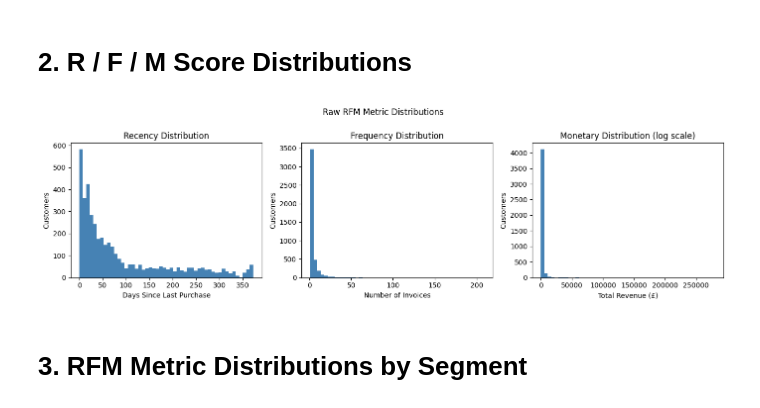
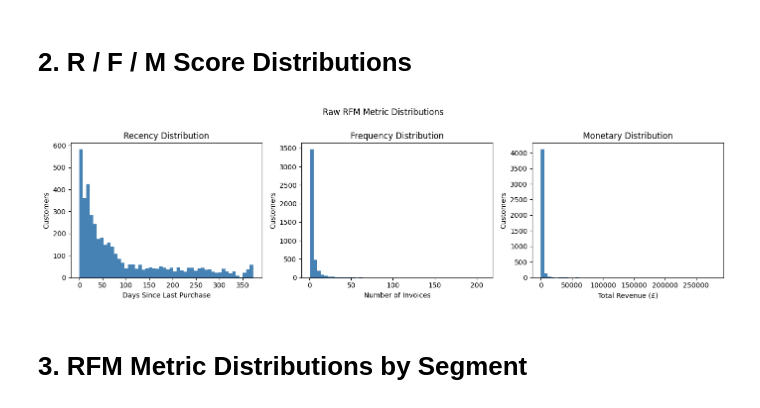
Before and after one commit to Vitor-FCCarvalho/customer-segmentation-ecommerce, a Jupyter notebook: notebooks/02_rfm_analysis.ipynb, the cells around one changed output. Cells and saved outputs as stored; diff of their text form; code cells hidden in the pictures.

```diff
--- a/notebooks/02_rfm_analysis.ipynb
+++ b/notebooks/02_rfm_analysis.ipynb
@@ -34,26 +35,26 @@ plt.show()
 # %%
 fig, axes = plt.subplots(1, 3, figsize=(14, 4))
 
 axes[0].hist(df['Recency'], bins=50, color='steelblue', edgecolor='none')
 axes[0].set_title('Recency Distribution')
 axes[0].set_xlabel('Days Since Last Purchase')
 axes[0].set_ylabel('Customers')
 
 axes[1].hist(df['Frequency'], bins=50, color='steelblue', edgecolor='none')
 axes[1].set_title('Frequency Distribution')
 axes[1].set_xlabel('Number of Invoices')
 axes[1].set_ylabel('Customers')
 
 axes[2].hist(df['Monetary'], bins=50, color='steelblue', edgecolor='none')
-axes[2].set_title('Monetary Distribution (log scale)')
+axes[2].set_title('Monetary Distribution')
 axes[2].set_xlabel('Total Revenue (£)')
 axes[2].set_ylabel('Customers')
 
 plt.suptitle('Raw RFM Metric Distributions', y=1)
 plt.tight_layout()
 plt.show()
 # %% [output]
-[figure, old version]
+[figure, new version]
 # %% [markdown]
 # 3. RFM Metric Distributions by Segment
 # %%
```
Also changed, not shown: parts of 5 cells of this notebook, 23 other files.
